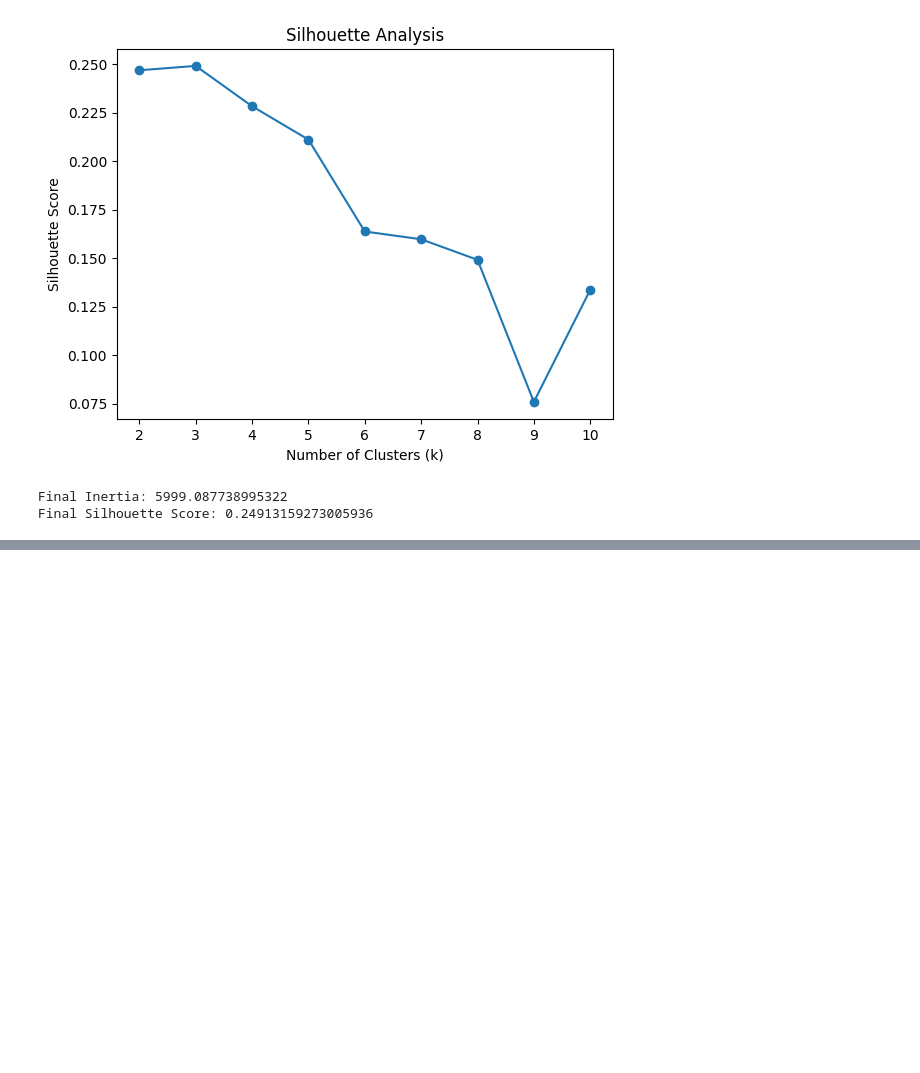
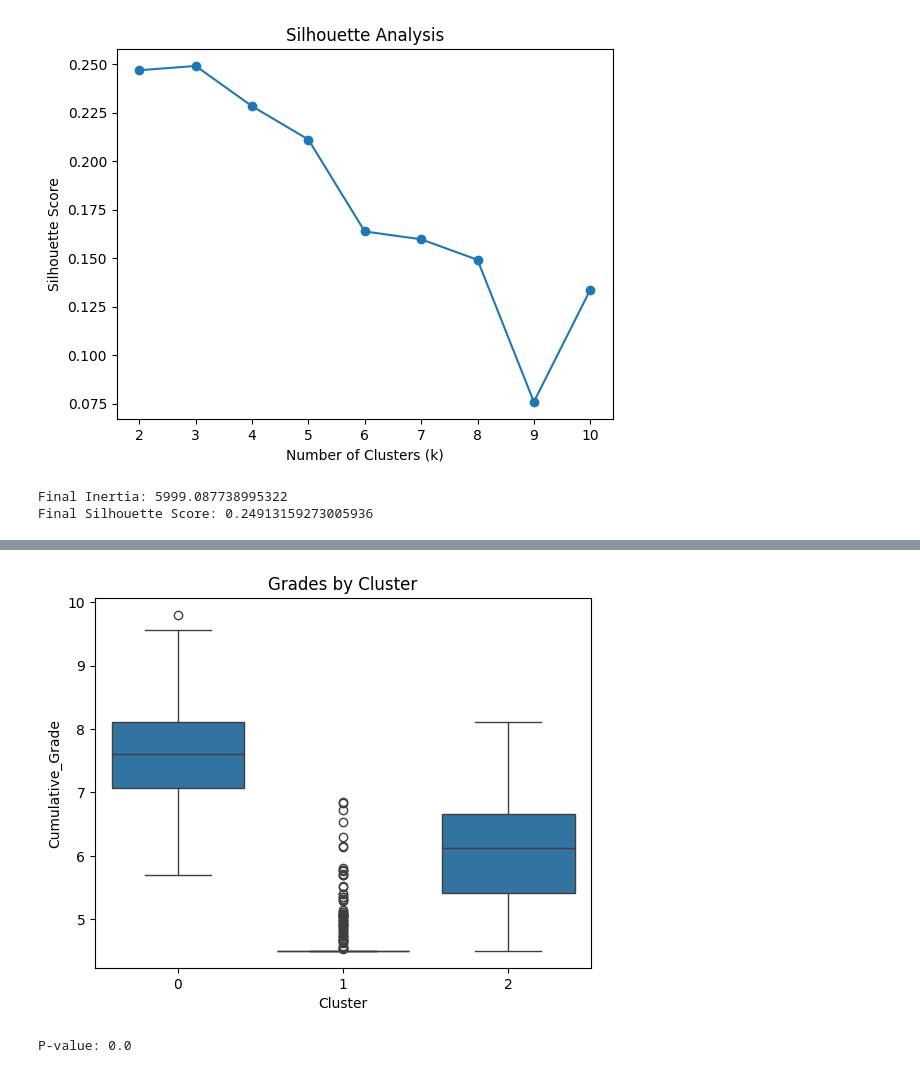
Before and after one commit to gauri18shinde-star/DAV_recruitment, a Jupyter notebook: question3.ipynb, the cells around one changed output, grey strips where cells are left out. Saved outputs shown, nothing was run; the diff lists cells and outputs as text; code cells hidden in the pictures; blank space fills up the shorter version.

```diff
--- a/question3.ipynb
+++ b/question3.ipynb
@@ -155,0 +223,17 @@ Final Silhouette Score: 0.24913159273005936
+# %%
+from scipy.stats import f_oneway
+sns.boxplot(x='Cluster', y='Cumulative_Grade', data=df_clustered)
+plt.title("Grades by Cluster")
+plt.show()
+
+
+
+groups = [group['Cumulative_Grade'].values
+          for name, group in df_clustered.groupby('Cluster')]
+
+f_stat, p_value = f_oneway(*groups)
+
+print("P-value:", p_value)
+# %% [output]
+[figure, added]
+P-value: 0.0
```
Also changed, not shown: parts of 4 cells of this notebook.
